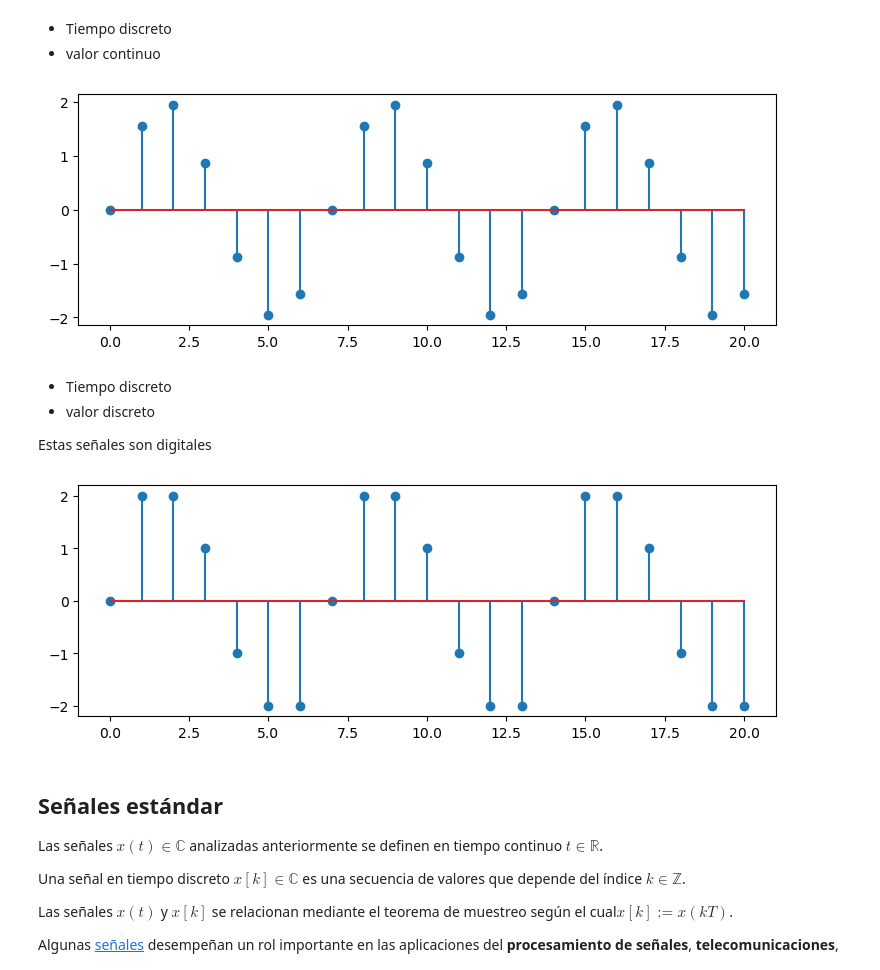
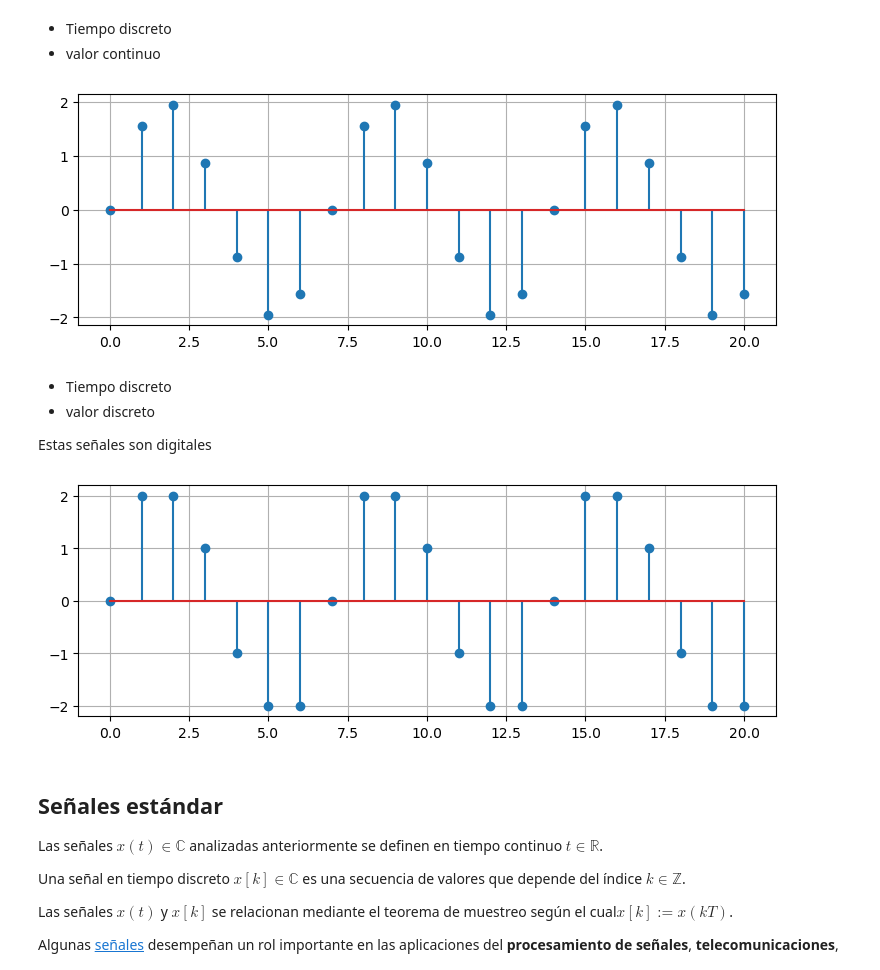
Before and after one commit to pierrediazp/Se-ales_y_Sistemas, a Jupyter notebook: SenalesEstandarTD.ipynb, the cells around one changed output. Saved outputs shown, nothing was run; the diff lists cells and outputs as text; code cells hidden in the pictures.

```diff
--- a/SenalesEstandarTD.ipynb
+++ b/SenalesEstandarTD.ipynb
@@ -21,9 +21,10 @@ g1 = sym.plot(x_tc,(t,0,20))
 # %%
 k = np.arange(21)
 x_td = 2*np.sin(2*np.pi*k/7)
 g2 = plt.stem(k,x_td)
+plt.grid()
 # %% [output]
-[figure, old version]
+[figure, new version]
 # %% [markdown]
 - Tiempo discreto
 - valor discreto
@@ -33,8 +34,9 @@ Estas señales son digitales
 k = np.arange(21)
 x_td = np.round(2*np.sin(2*np.pi*k/7))
 g2 = plt.stem(k,x_td)
+plt.grid()
 # %% [output]
-[figure, old version]
+[figure, new version]
 # %% [markdown]
 
 ## Señales estándar
```
Also changed, not shown: 2 other files.
